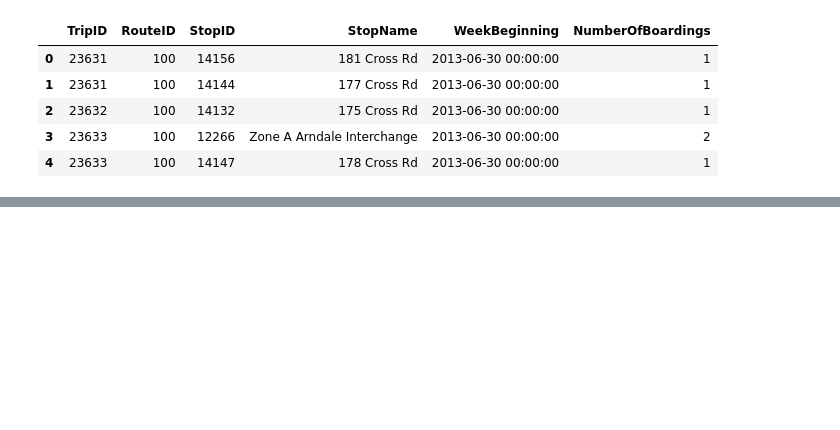
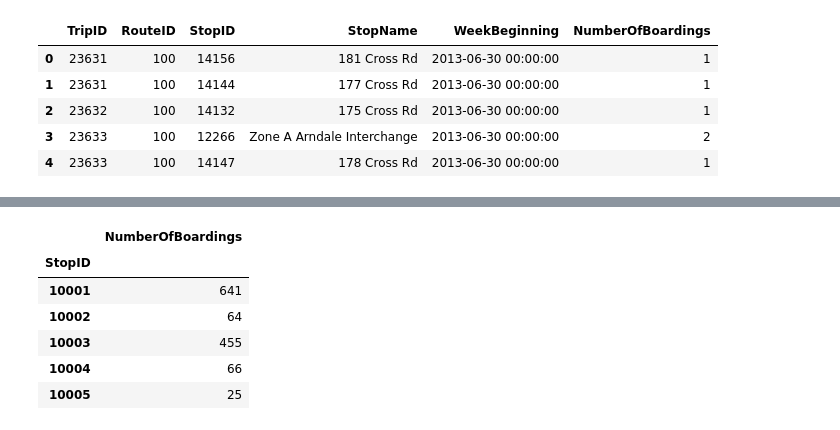
Before and after one commit to hackinhub19/Spars, a Jupyter notebook: LSTM.ipynb, the cells around one changed output, grey strips where cells are left out. Drawn from its saved outputs; the diff is of its cells as text; code cells hidden in the pictures; blank space fills up the shorter version.

```diff
--- a/LSTM.ipynb
+++ b/LSTM.ipynb
@@ -88,0 +91,15 @@ OverflowError: Exceeded cell block limit (set 'agg.path.chunksize' rcparam)
+# %%
+#from sklearn.preprocessing
+x=d_cpy.groupby(['StopID']).sum()
+y=d_cpy.groupby(['WeekBeginning']).sum()
+y.drop(['StopID'],axis=1,inplace=True)
+# %%
+x.head()
+# %% [output]
+|  | NumberOfBoardings |
+| StopID |  |
+| 10001 | 641 |
+| 10002 | 64 |
+| 10003 | 455 |
+| 10004 | 66 |
+| 10005 | 25 |
```
Also changed, not shown: parts of 24 cells of this notebook.
